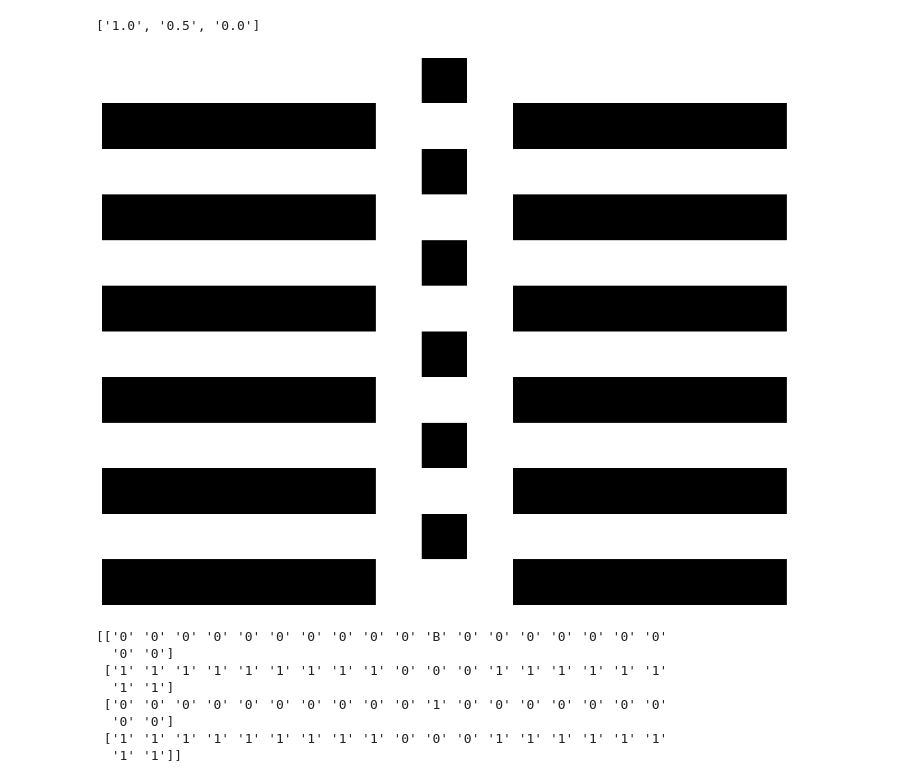
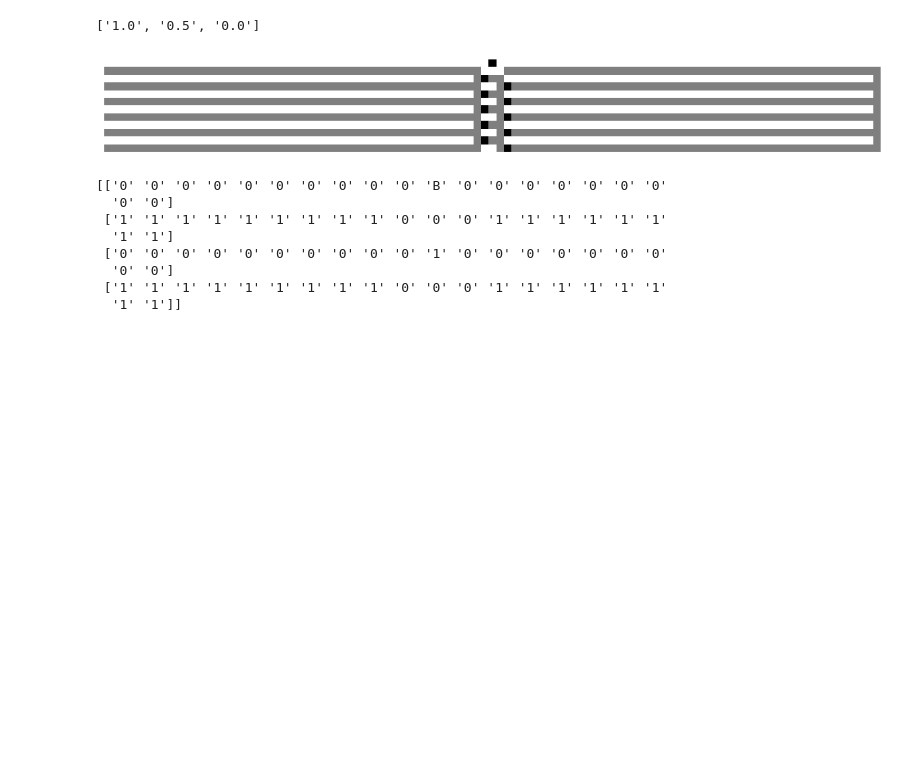
Before and after one commit to orome/automata-py, a Jupyter notebook: demo.ipynb, the cells around one changed output. Cells and saved outputs as stored; diff of their text form; code cells hidden in the pictures; blank space fills up the shorter version.

```diff
--- a/demo.ipynb
+++ b/demo.ipynb
@@ -224,9 +224,9 @@ print(CellularAutomata(5, '2', base=3, frame_width=20, frame_steps=4).lattice())
 # %% [output]
 ['1.0', '0.5', '0.0']
 # %%
-CellularAutomata(5, '2', base=3, frame_steps=12, frame_width=15).display()
+CellularAutomata(29402302, '2', base=3, frame_steps=12, frame_width=101).display()
 # %% [output]
-[figure, old version]
+[figure, new version]
 # %%
 print(CellularAutomata(1, 'B', base=16, frame_width=20, frame_steps=4).lattice())
 # %% [output]
```
Also changed, not shown: parts of 2 cells of this notebook, 2 other files.
